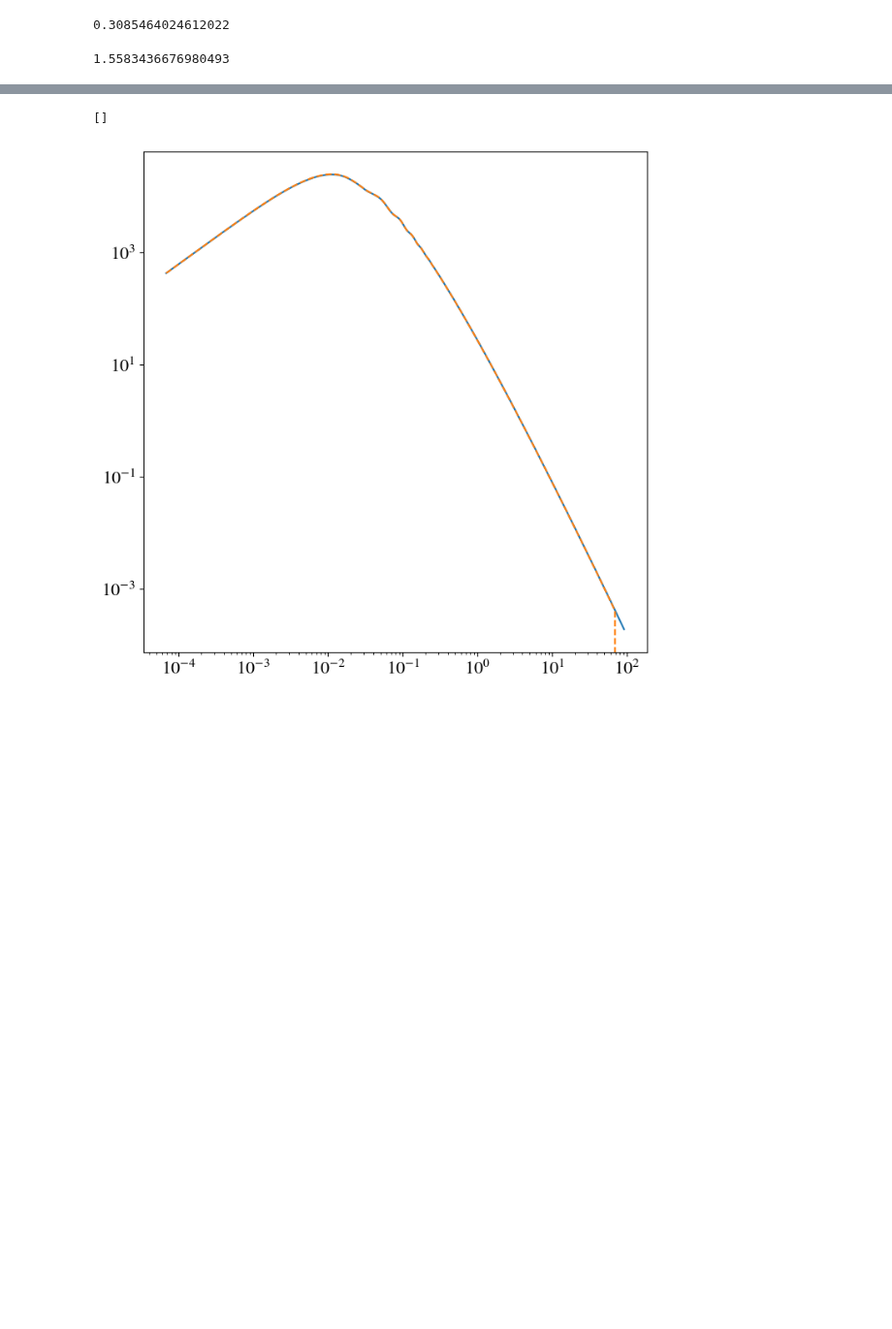
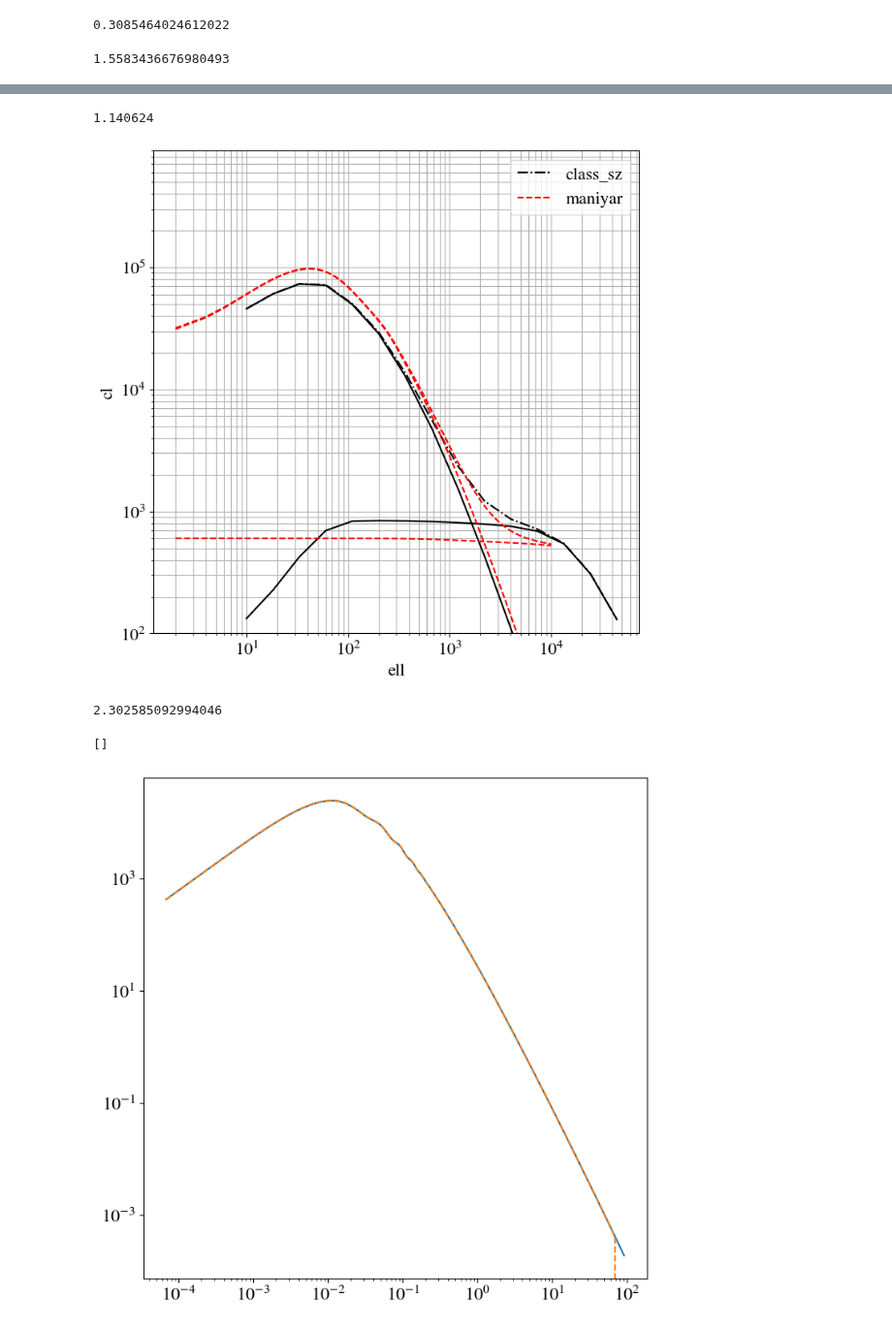
Before and after one commit to CLASS-SZ/class_sz, a Jupyter notebook: notebooks/class_sz_tutorial_notebooks/class_sz_CIB_inprogressboris.ipynb, the cells around one changed output, grey strips where cells are left out. Shown at 97% size. Saved outputs shown, nothing was run; the diff lists cells and outputs as text; code cells hidden in the pictures; blank space fills up the shorter version.

```diff
--- a/notebooks/class_sz_tutorial_notebooks/class_sz_CIB_inprogressboris.ipynb
+++ b/notebooks/class_sz_tutorial_notebooks/class_sz_CIB_inprogressboris.ipynb
@@ -395,2 +384,41 @@ kabhi,pkabhi = np.loadtxt('/Users/boris/Work/CLASS-SZ/SO-SZ/class_sz/sz_auxiliar
+# %%
+1.068**2
+# %% [output]
+1.140624
+# %%
+Planck_cib_dict = {'name': 'Planck',
+          'do_cib': 1, 'do_tsz': 1, 'do_cibxtsz': 1,
+          'freq_cib': [100., 143., 217., 353., 545., 857.],
+          'cc': np.array([1.076, 1.017, 1.119, 1.097, 1.068, 0.995, 0.960]),
+          'cc_cibmean': np.array([1.076, 1.017, 1.119, 1.097, 1.068, 0.995, 0.960]),
+          'freq_cibmean': np.array([100., 143., 217., 353., 545., 857.]),
+          'fc': np.ones(7),
+          }
+# %%
+freqs = '545'
+idfreqabh = 4
+faccib = Planck_cib_dict['cc'][idfreqabh]**2
+fig, (ax1) = plt.subplots(1,1,figsize=(8,8))
+l = np.asarray(cl_cib_cib[freqs+'x'+freqs]['ell'])
+
+ax1.plot(cl_cib_cib[freqs+'x'+freqs]['ell'],cl_cib_cib[freqs+'x'+freqs]['1h']/l_to_dl(l)*faccib,c='k')
+ax1.plot(cl_cib_cib[freqs+'x'+freqs]['ell'],cl_cib_cib[freqs+'x'+freqs]['2h']/l_to_dl(l)*faccib,c='k')
+ax1.plot(l,cl_cib_cib[freqs+'x'+freqs]['1h']/l_to_dl(l)*faccib+cl_cib_cib[freqs+'x'+freqs]['2h']/l_to_dl(l)*faccib,ls='-.',c='k',label='class_sz')
+ax1.plot(labhi,cl1h[idfreqabh,idfreqabh],c='r',ls='--')
+ax1.plot(labhi,cl2h[idfreqabh,idfreqabh],c='r',ls='--')
+ax1.plot(labhi,cl1h[idfreqabh,idfreqabh]+cl2h[idfreqabh,idfreqabh],c='r',ls='--',label='maniyar')
+plt.loglog()
+plt.xlabel('ell')
+plt.ylabel('cl')
+plt.legend()
+plt.ylim(1e2,9e5)
+plt.grid(which = 'both')
+# %% [output]
+[figure, new version]
+# %%
+from numpy import log
+log(10)
+# %% [output]
+2.302585092994046
 # %%
 zp = 0.023
```
Also changed, not shown: parts of 25 cells of this notebook, 5 other files.
